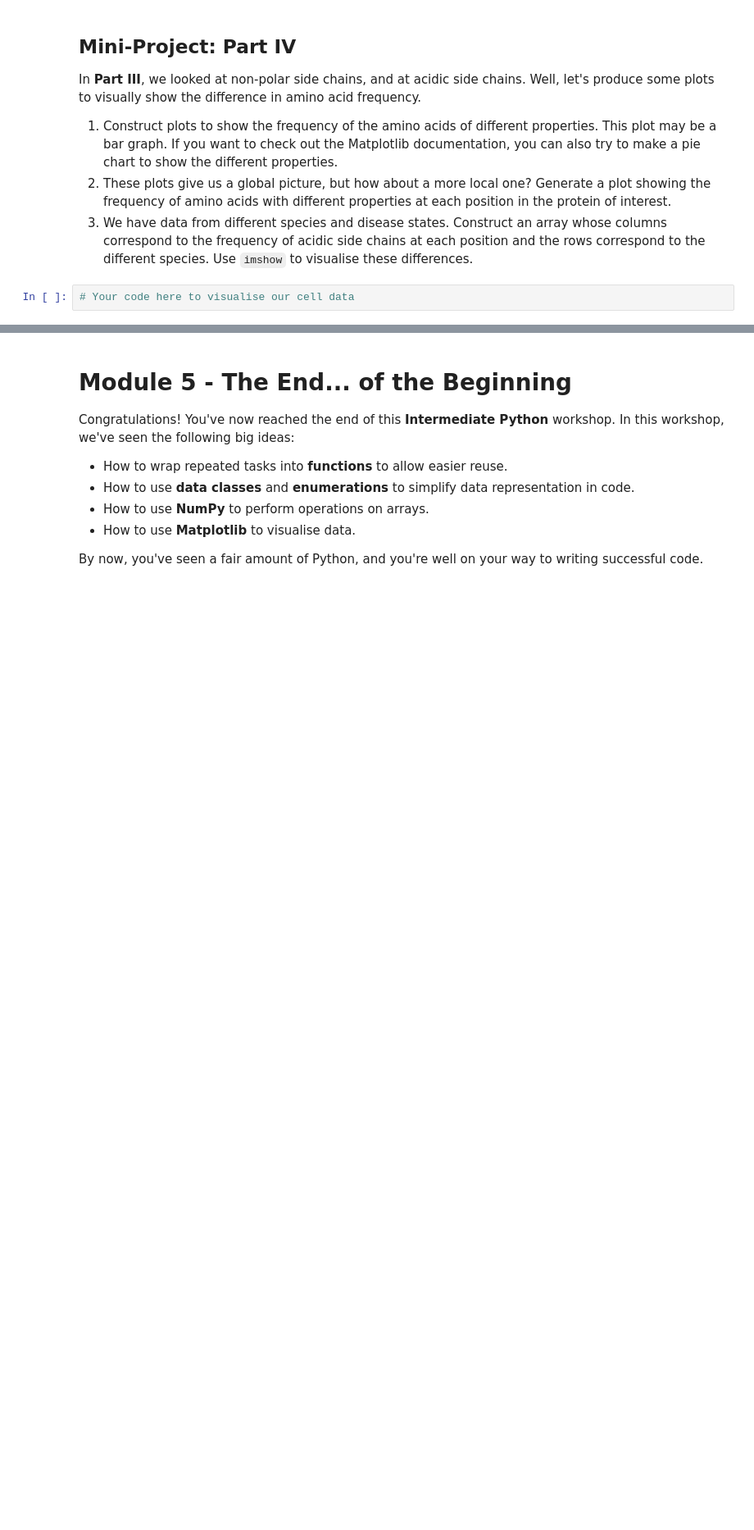
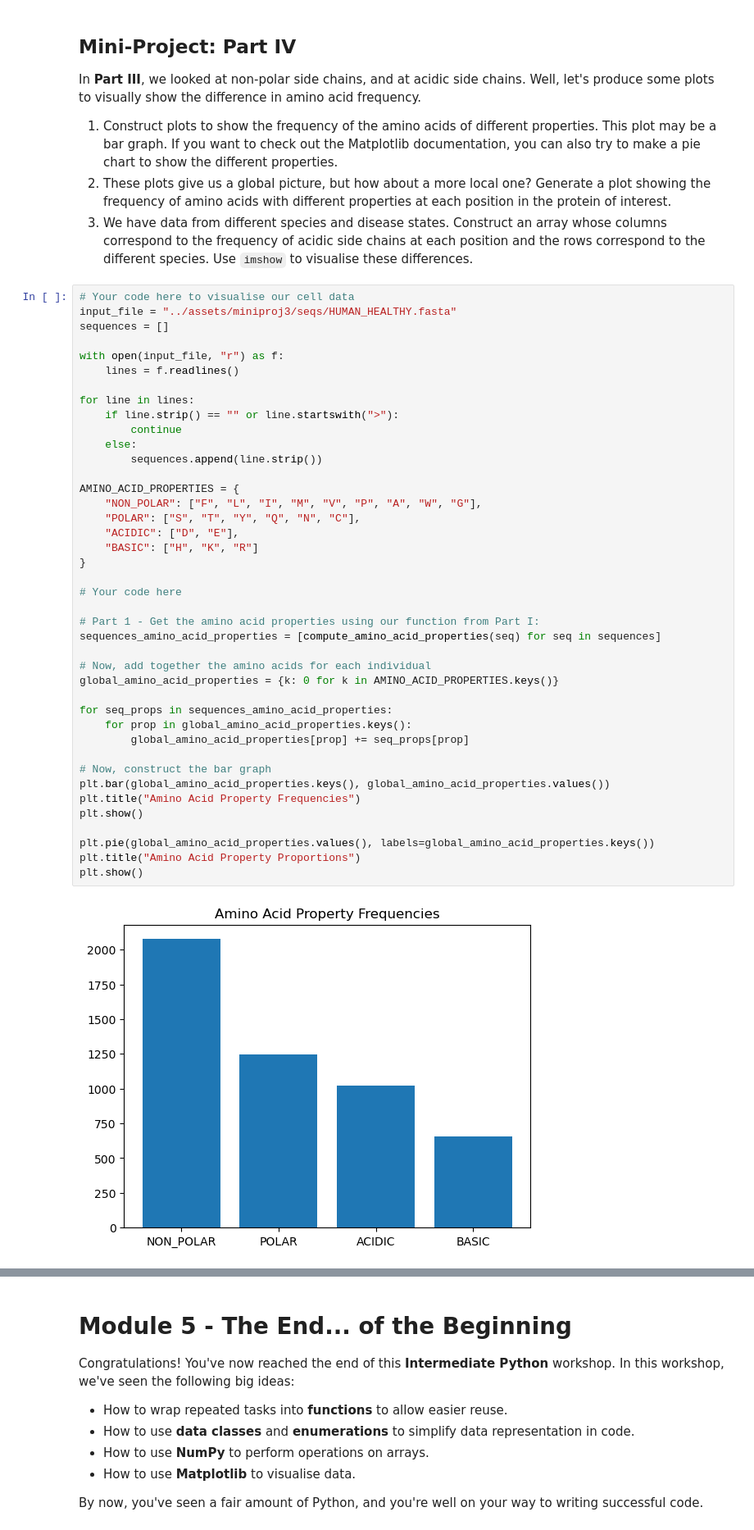
Before and after one commit to bzrudski/micm_intermediate_python_summer_2024, a Jupyter notebook: solutions/BenjaminRudskiIntermediatePython.ipynb, the cells around one changed output, grey strips where cells are left out. Shown at 82% size. Cells and saved outputs as stored; diff of their text form; blank space fills up the shorter version.

```diff
--- a/solutions/BenjaminRudskiIntermediatePython.ipynb
+++ b/solutions/BenjaminRudskiIntermediatePython.ipynb
@@ -2568,3 +2568,44 @@ In **Part III**, we looked at non-polar side chains, and at acidic side chains.
 3. We have data from different species and disease states. Construct an array whose columns correspond to the frequency of acidic side chains at each position and the rows correspond to the different species. Use `imshow` to visualise these differences.
 # %%
 # Your code here to visualise our cell data
+input_file = "../assets/miniproj3/seqs/HUMAN_HEALTHY.fasta"
+sequences = []
+
+with open(input_file, "r") as f:
+    lines = f.readlines()
+
+for line in lines:
+    if line.strip() == "" or line.startswith(">"):
+        continue
+    else:
+        sequences.append(line.strip())
+
+AMINO_ACID_PROPERTIES = {
+    "NON_POLAR": ["F", "L", "I", "M", "V", "P", "A", "W", "G"],
+    "POLAR": ["S", "T", "Y", "Q", "N", "C"],
+    "ACIDIC": ["D", "E"],
+    "BASIC": ["H", "K", "R"]
+}
+
+# Your code here
+
+# Part 1 - Get the amino acid properties using our function from Part I:
+sequences_amino_acid_properties = [compute_amino_acid_properties(seq) for seq in sequences]
+
+# Now, add together the amino acids for each individual
+global_amino_acid_properties = {k: 0 for k in AMINO_ACID_PROPERTIES.keys()}
+
+for seq_props in sequences_amino_acid_properties:
+    for prop in global_amino_acid_properties.keys():
+        global_amino_acid_properties[prop] += seq_props[prop]
+
+# Now, construct the bar graph
+plt.bar(global_amino_acid_properties.keys(), global_amino_acid_properties.values())
+plt.title("Amino Acid Property Frequencies")
+plt.show()
+
+plt.pie(global_amino_acid_properties.values(), labels=global_amino_acid_properties.keys())
+plt.title("Amino Acid Property Proportions")
+plt.show()
+# %% [output]
+[figure, added]
```
Also changed, not shown: parts of 2 cells of this notebook.
